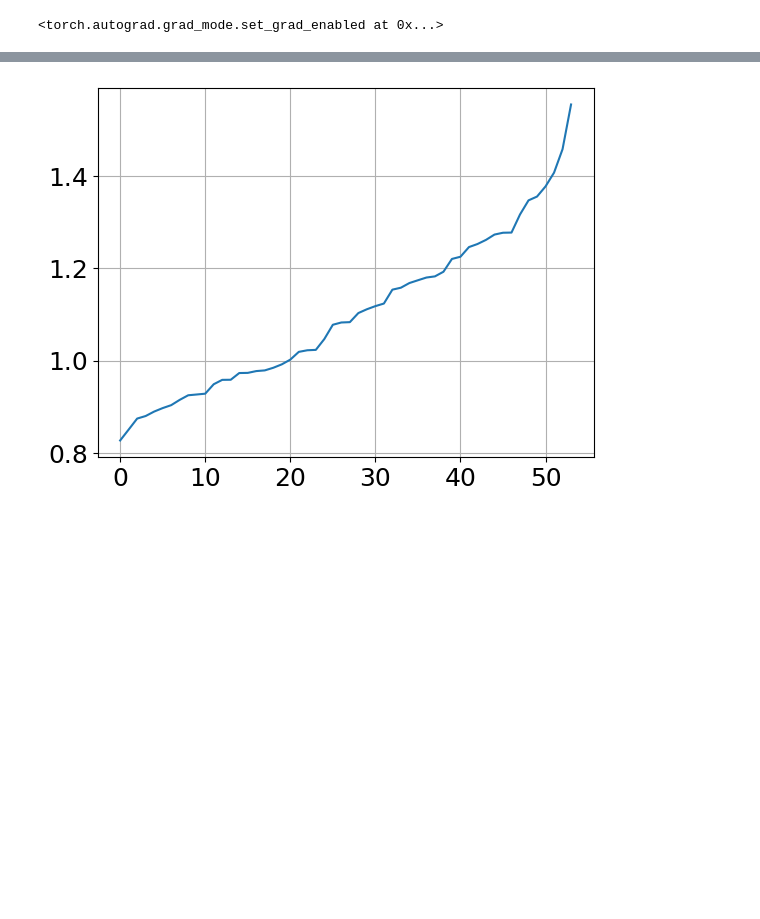
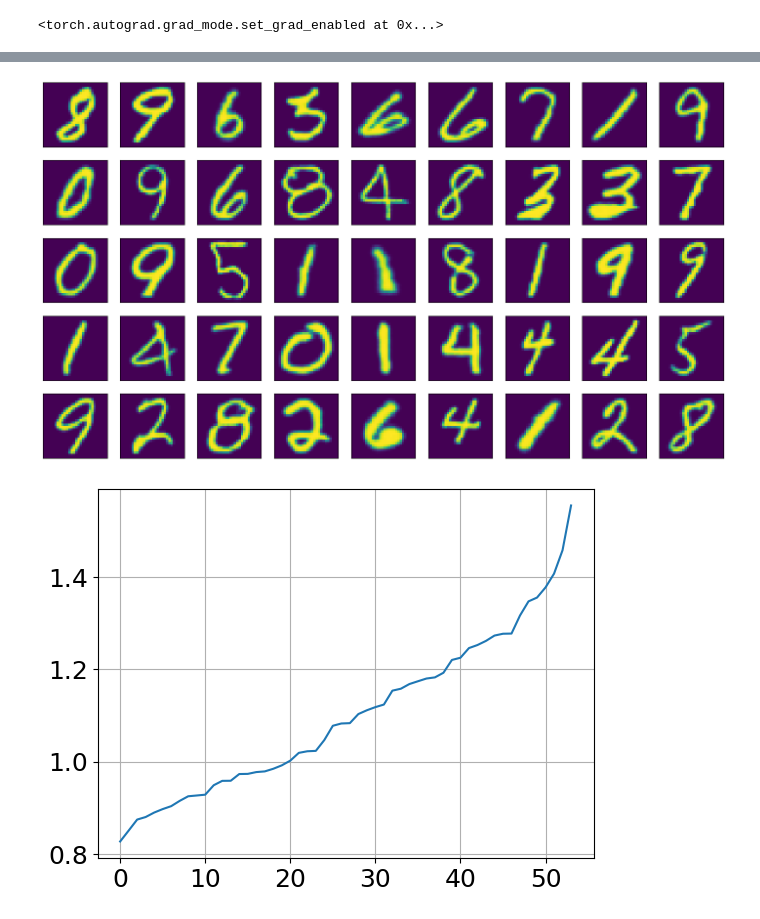
Before and after one commit to jovako/FFF_fiberlearning, a Jupyter notebook: notebooks/Fiber_Learning/Mnist-Copy1.ipynb, the cells around one changed output, grey strips where cells are left out. Drawn from its saved outputs; the diff is of its cells as text; code cells hidden in the pictures; blank space fills up the shorter version.

```diff
--- a/notebooks/Fiber_Learning/Mnist-Copy1.ipynb
+++ b/notebooks/Fiber_Learning/Mnist-Copy1.ipynb
@@ -227,3 +232,13 @@ NameError: name 'VAE' is not defined
+# %%
+train_conditioned = VAE_dc.apply_conditions((ztr,))
+true_train_c = train_conditioned.condition
+Xtr_rec = torch.cat([
+    VAE_dc.decode(batch.to(device), c_batch.to(device)).cpu()
+    for batch, c_batch in zip(ztr.split(batch_size), true_train_c.split(batch_size))
+])
+plot_images_28(Xtr_rec.reshape(-1,1,28,28), n_rows=5)
+# %% [output]
+[figure, added]
 # %%
 variance = torch.sort(torch.var(true_train_z,0)).values
 plt.plot(np.arange(54),variance.detach().cpu().numpy())
```
Also changed, not shown: parts of 7 cells of this notebook, 5 other files.
